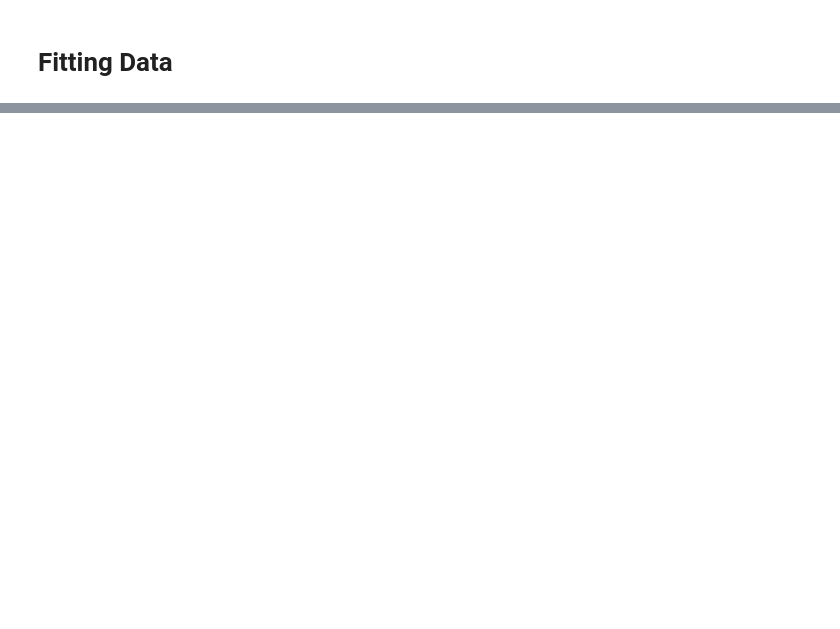
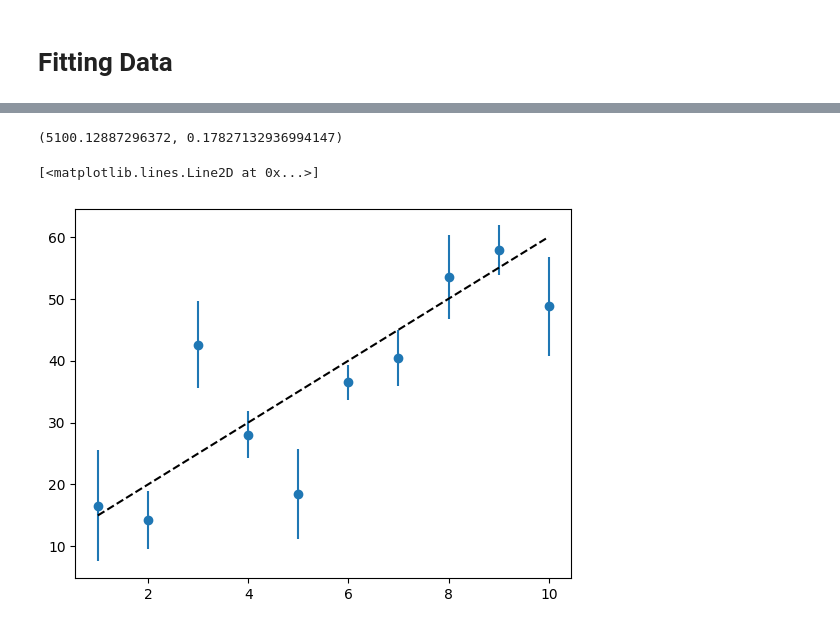
Before and after one commit to enigma-igm/Phys29, a Jupyter notebook: Phys29/lectures/Week9/04_fitting_data.ipynb, the cells around one changed output, grey strips where cells are left out. Saved outputs shown, nothing was run; the diff lists cells and outputs as text; code cells hidden in the pictures; blank space fills up the shorter version.

```diff
--- a/Phys29/lectures/Week9/04_fitting_data.ipynb
+++ b/Phys29/lectures/Week9/04_fitting_data.ipynb
@@ -40,0 +252,29 @@ v_0_values = np.linspace(0, 10, 100)
+# %%
+mu_tot,sigma_tot
+# %% [output]
+(5100.12887296372, 0.17827132936994147)
+# %%
+seed = 223
+rng = np.random.default_rng(seed)
+
+# Define the true value of the parameters
+x_0 = 10.0
+v_0_true = 5.0
+
+# Let's suppose we have measurements every second
+t_obs = np.arange(1, 11, 1)
+xoft_true = x_0 + v_0_true * t_obs
+A_true = 1.3 # calibration uncertainty in my measurement apparaturs
+sigma_x = rng.uniform(1.0, 10.0, len(t_obs))
+sigma_true = sigma_x*A_true
+
+# Generate Gaussian deviates for mu=0 and sigma=1
+gauss_dev =rng.standard_normal(len(t_obs))
+xoft = xoft_true + sigma_true * gauss_dev
+
+# Make a plot of the data with error bars
+plt.errorbar(t_obs, xoft, yerr=sigma_x, fmt='o')
+plt.plot(t_obs, xoft_true, 'k--')
+# %% [output]
+[<matplotlib.lines.Line2D at 0x...>]
+[figure, added]
```
Also changed, not shown: parts of 20 cells of this notebook.
